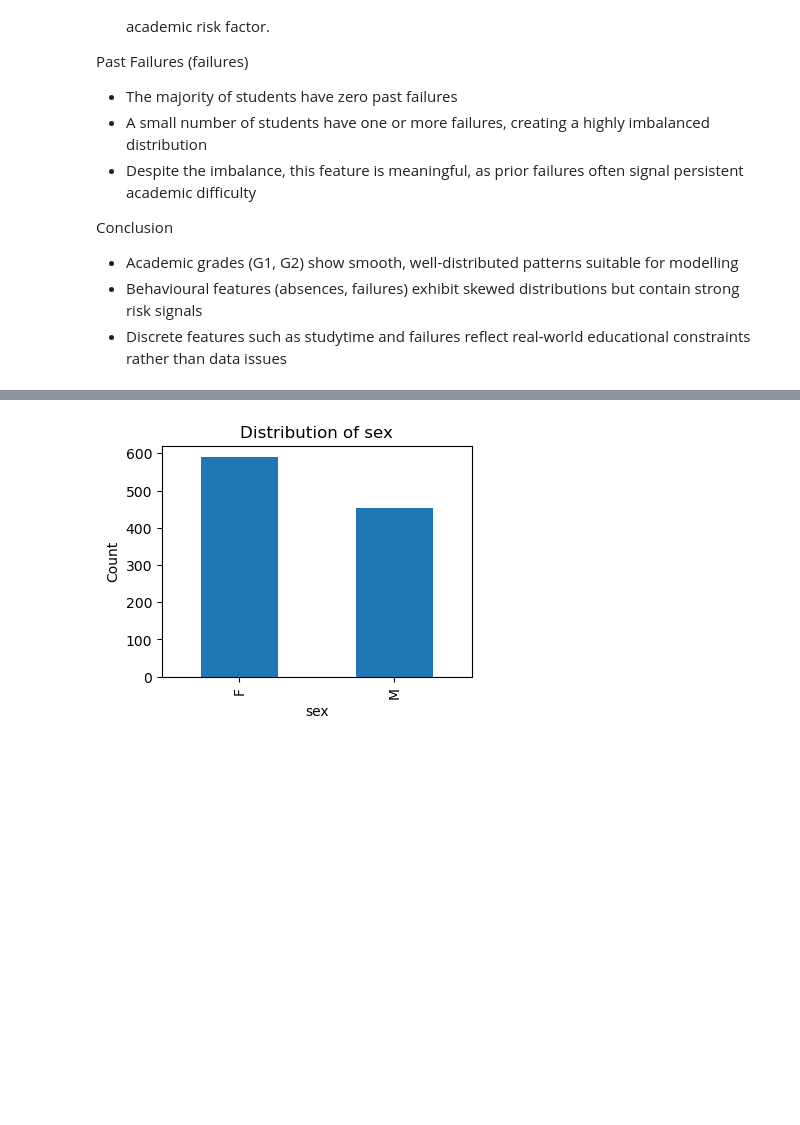
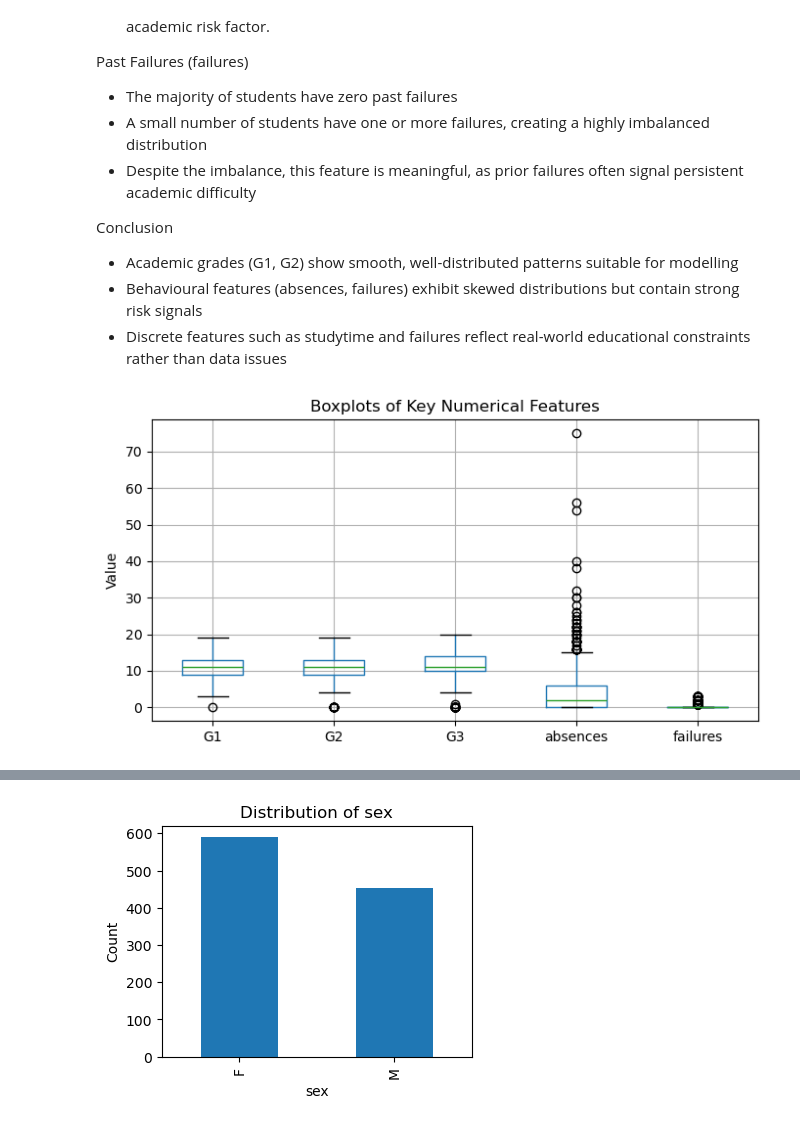
Before and after one commit to yuzhnne/Academic-Risk-Detection-System, a Jupyter notebook: student/MLDP Program Codes Submission Template.ipynb, the cells around one changed output, grey strips where cells are left out. Cells and saved outputs as stored; diff of their text form; code cells hidden in the pictures; blank space fills up the shorter version.

```diff
--- a/student/MLDP Program Codes Submission Template.ipynb
+++ b/student/MLDP Program Codes Submission Template.ipynb
@@ -692,3 +702,11 @@ Conclusion
 - Academic grades (G1, G2) show smooth, well-distributed patterns suitable for modelling
 - Behavioural features (absences, failures) exhibit skewed distributions but contain strong risk signals
 - Discrete features such as studytime and failures reflect real-world educational constraints rather than data issues
+# %%
+plt.figure(figsize=(8,4))
+df[["G1", "G2", "G3", "absences", "failures"]].boxplot()
+plt.title("Boxplots of Key Numerical Features")
+plt.ylabel("Value")
+plt.show()
+# %% [output]
+[figure, added]
```
Also changed, not shown: parts of 42 cells of this notebook.
